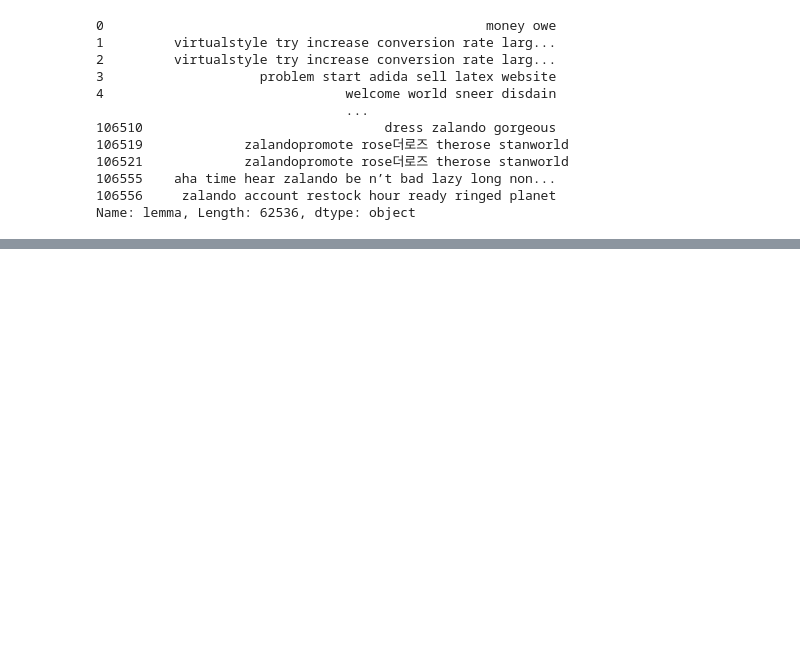
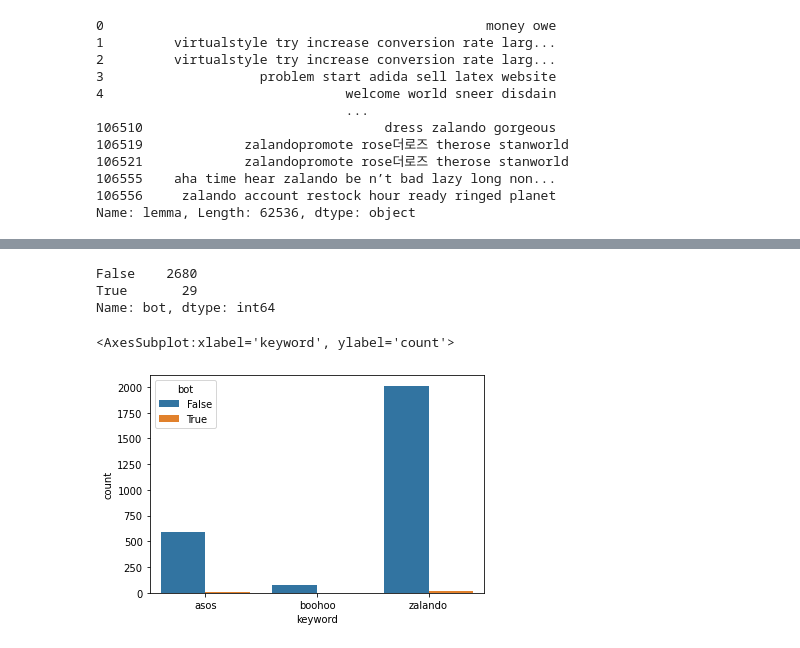
Before and after one commit to C-JoGit/Zalando_Analytics_HWR_BIPM, a Jupyter notebook: 4. Filtering bot-related tweets.ipynb, the cells around one changed output, grey strips where cells are left out. Drawn from its saved outputs; the diff is of its cells as text; code cells hidden in the pictures; blank space fills up the shorter version.

```diff
--- a/4. Filtering bot-related tweets.ipynb
+++ b/4. Filtering bot-related tweets.ipynb
@@ -227,0 +237,5 @@ plt.show()
+# %%
+#load german data (generated in file 2.de_prep)
+de_df = pickle.load(open('data_n_models/de_df_labelled.pkl', "rb"))
+de_df = classify_bots(de_df)
+de_df.head()
@@ -227,0 +253,11 @@ plt.show()
+# %%
+de_df.bot.value_counts()
+# %% [output]
+False    2680
+True       29
+Name: bot, dtype: int64
+# %%
+sns.countplot(x="keyword", hue='bot', data=de_df, order=['asos', 'boohoo', 'zalando'])
+# %% [output]
+<AxesSubplot:xlabel='keyword', ylabel='count'>
+[figure, added]
```
Also changed, not shown: parts of 12 cells of this notebook, 3 other files.
